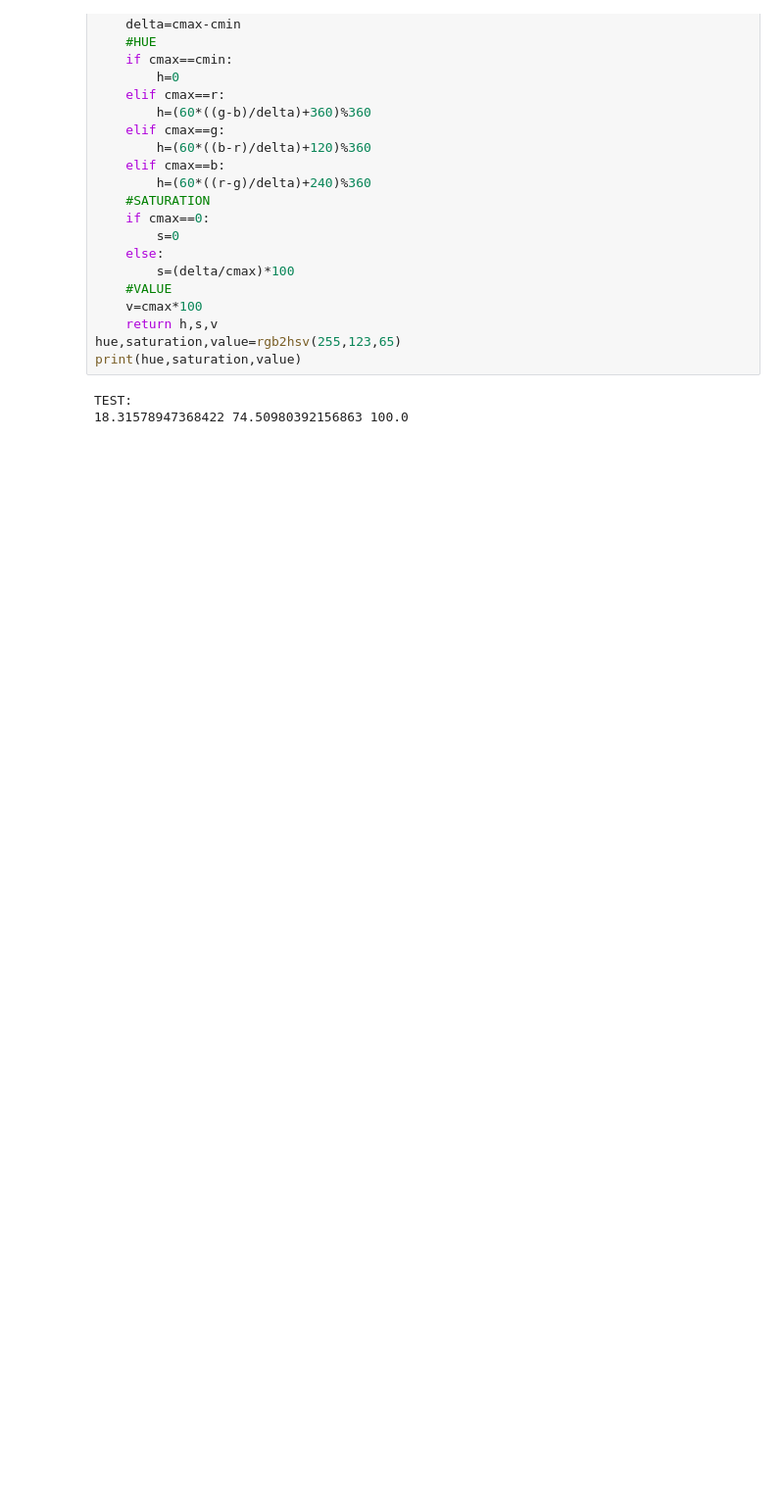
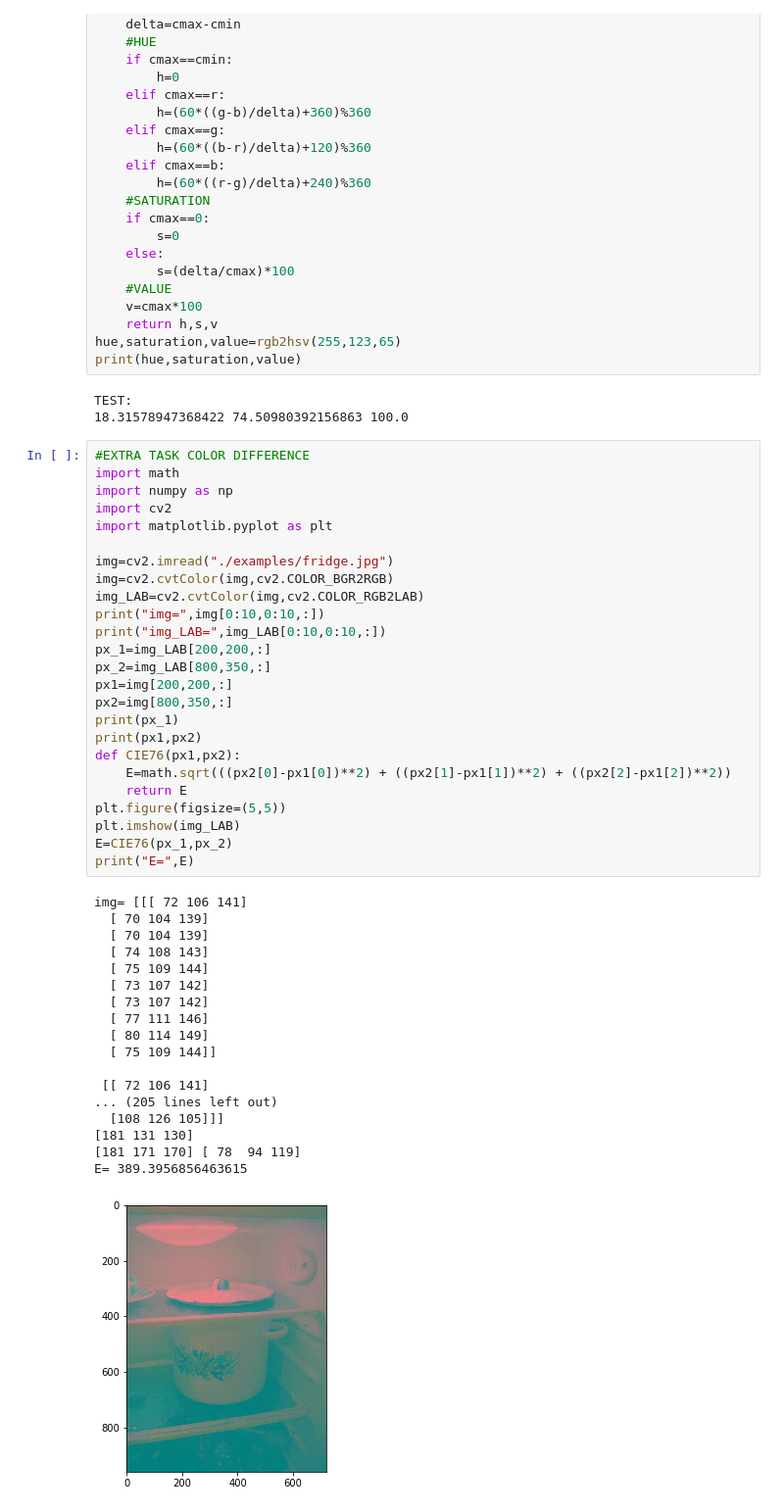
Before and after one commit to Jeyky/DIG_IP, a Jupyter notebook: Lab1.ipynb, the cells around one changed output. Shown at 98% size. Drawn from its saved outputs; the diff is of its cells as text; blank space fills up the shorter version.

```diff
--- a/Lab1.ipynb
+++ b/Lab1.ipynb
@@ -518,3 +519,47 @@ print(hue,saturation,value)
 # %% [output]
 TEST:
 18.31578947368422 74.50980392156863 100.0
+# %%
+#EXTRA TASK COLOR DIFFERENCE
+import math
+import numpy as np
+import cv2
+import matplotlib.pyplot as plt
+
+img=cv2.imread("./examples/fridge.jpg")
+img=cv2.cvtColor(img,cv2.COLOR_BGR2RGB)
+img_LAB=cv2.cvtColor(img,cv2.COLOR_RGB2LAB)
+print("img=",img[0:10,0:10,:])
+print("img_LAB=",img_LAB[0:10,0:10,:])
+px_1=img_LAB[200,200,:]
+px_2=img_LAB[800,350,:]
+px1=img[200,200,:]
+px2=img[800,350,:]
+print(px_1)
+print(px1,px2)
+def CIE76(px1,px2):
+    E=math.sqrt(((px2[0]-px1[0])**2) + ((px2[1]-px1[1])**2) + ((px2[2]-px1[2])**2))
+    return E
+plt.figure(figsize=(5,5))
+plt.imshow(img_LAB)
+E=CIE76(px_1,px_2)
+print("E=",E)
+# %% [output]
+img= [[[ 72 106 141]
+  [ 70 104 139]
+  [ 70 104 139]
+  [ 74 108 143]
+  [ 75 109 144]
+  [ 73 107 142]
+  [ 73 107 142]
+  [ 77 111 146]
+  [ 80 114 149]
+  [ 75 109 144]]
+
+ [[ 72 106 141]
+... (205 lines left out)
+  [108 126 105]]]
+[181 131 130]
+[181 171 170] [ 78  94 119]
+E= 389.3956856463615
+[figure, added]
```
Also changed, not shown: parts of 3 cells of this notebook, 1 other file.
